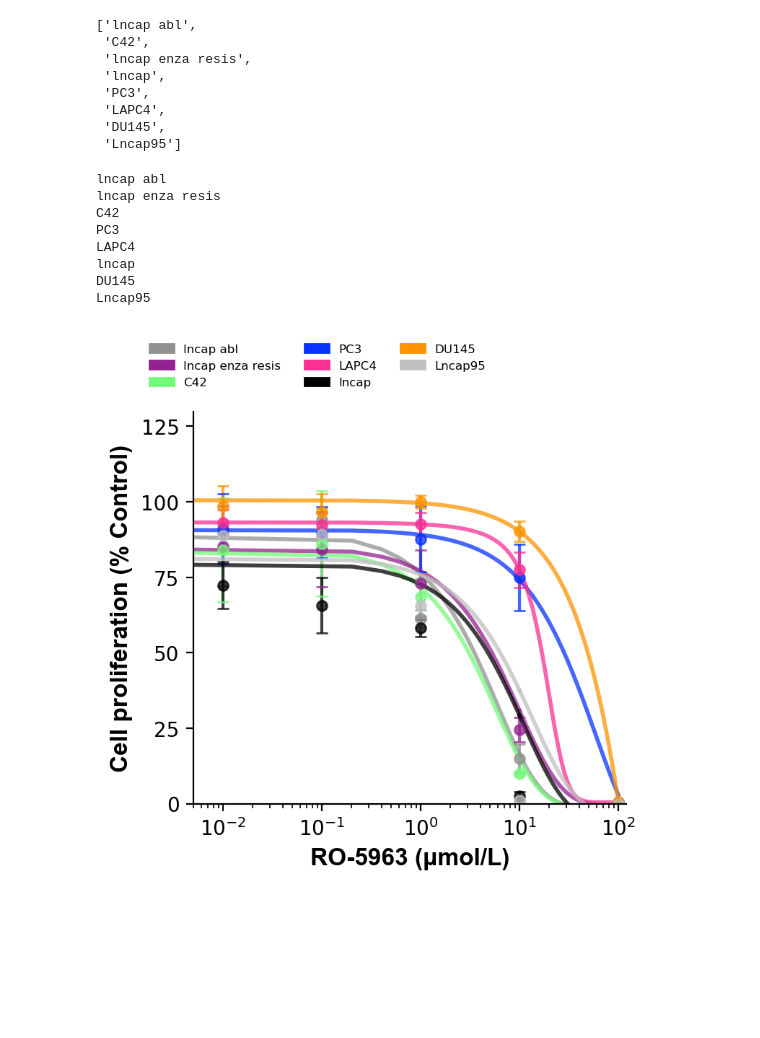
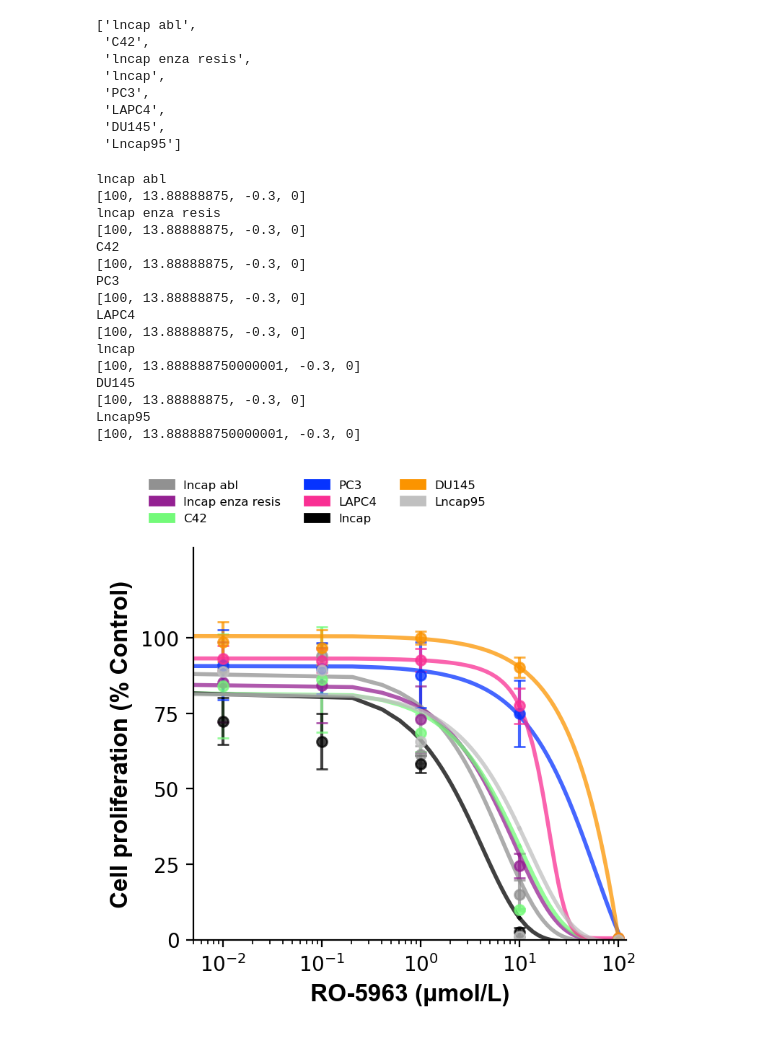
Before and after one commit to marakeby/pnet_prostate_paper, a Jupyter notebook: review/screens/drugs.ipynb, the cells around one changed output. Cells and saved outputs as stored; diff of their text form; code cells hidden in the pictures; blank space fills up the shorter version.

```diff
--- a/review/screens/drugs.ipynb
+++ b/review/screens/drugs.ipynb
@@ -169,13 +169,16 @@ from sklearn import preprocessing
 
 fig, ax = plt.subplots(nrows=1, ncols=1, sharey=True, figsize=(5,4), dpi=200)
 
-
-
 def sigmoid(x, L ,x0, k, b):
     y = L / (1. + np.exp(-k*(x-x0)))+b
     return (y)
 
-
+# def sigmoid(x, L ,k, x0):
+#     b=0.
+#     c = -k*(x-x0)
+#     a= np.exp(c)
+#     y = L / (1. + a )+b
+#     return (y)
 
 
 # exps =['lncap']
@@ -202,40 +205,54 @@ for i, exp in enumerate(exps):
     ydata= ydata.astype(float)
 
 
-    p0 = [max(ydata), np.mean(xdata),-.5,min(ydata)] # this is an mandatory initial guess
-    popt, pcov = curve_fit(sigmoid, xdata, ydata,p0, method='dogbox',maxfev=100000)
+#     p0 = [max(ydata), np.mean(xdata),-.5,min(ydata)] # this is an mandatory initial guess
+#     popt, pcov = curve_fit(sigmoid, xdata, ydata,p0, method='dogbox',maxfev=100000)
+
+    p0 = [100, np.mean(xdata),-.3,0] # this is an mandatory initial guess
+#     p0=[100, -1.5, 0.1]
+    print p0
+    popt, pcov = curve_fit(sigmoid, xdata, ydata,p0, method='dogbox',maxfev=20000)
 
     plt.errorbar(X,mean,yerr=stdv,fmt='o',ms=5,color=colors[exp],alpha=0.75,capsize=3, label=exp)
     x2= np.linspace((min(xdata), max(xdata)), 10)
     y2 = sigmoid( x2, *popt)
     plt.plot(x2,y2,color=colors[exp],alpha=0.75, linewidth=2)
 
     legnds.append(mpatches.Patch(color=colors[exp], label=exp))
+#     plt.yticks([0, 25, 5 ,75, 100])
 
 plt.xscale('log')
 # plt.ylim((-.6, 1.6))
 plt.subplots_adjust(left=0.2, bottom=0.2, right=0.8)
 plt.ylabel('Cell proliferation (% Control)',fontdict=dict(family='Arial', weight='bold', fontsize=12) )
 plt.xlabel(u'RO-5963 (\u03bcmol/L)',fontdict=dict(family='Arial', weight='bold', fontsize=12) )
 ax.spines['bottom'].set_position(('data',  0.))
 ax.spines['right'].set_visible(False)
 ax.spines['top'].set_visible(False)
-plt.yticks([0, 25, 50, 75, 100, 125])
+plt.yticks([0, 25, 50, 75, 100,])
 plt.xlim((.005,120))
 plt.ylim((.0,130))
 # ax.legend( handles=legnds,  framealpha=0.0, loc='upper center', ncol=3, prop={'size': 6})
 ax.legend( handles=legnds,  framealpha=0.0, bbox_to_anchor=(.7, 1.2), ncol=3, prop={'size': 6})
 
 
 plt.savefig('drug1.png', dpi=200)
 # ax.legend( handles=legnds, bbox_to_anchor=(.9, 1.), framealpha=0.0, loc='upper center')
 # %% [output]
 lncap abl
+[100, 13.88888875, -0.3, 0]
 lncap enza resis
+[100, 13.88888875, -0.3, 0]
 C42
+[100, 13.88888875, -0.3, 0]
 PC3
+[100, 13.88888875, -0.3, 0]
 LAPC4
+[100, 13.88888875, -0.3, 0]
 lncap
+[100, 13.888888750000001, -0.3, 0]
 DU145
+[100, 13.88888875, -0.3, 0]
 Lncap95
+[100, 13.888888750000001, -0.3, 0]
-[figure, old version]
+[figure, new version]
```
Also changed, not shown: 18 other files.
